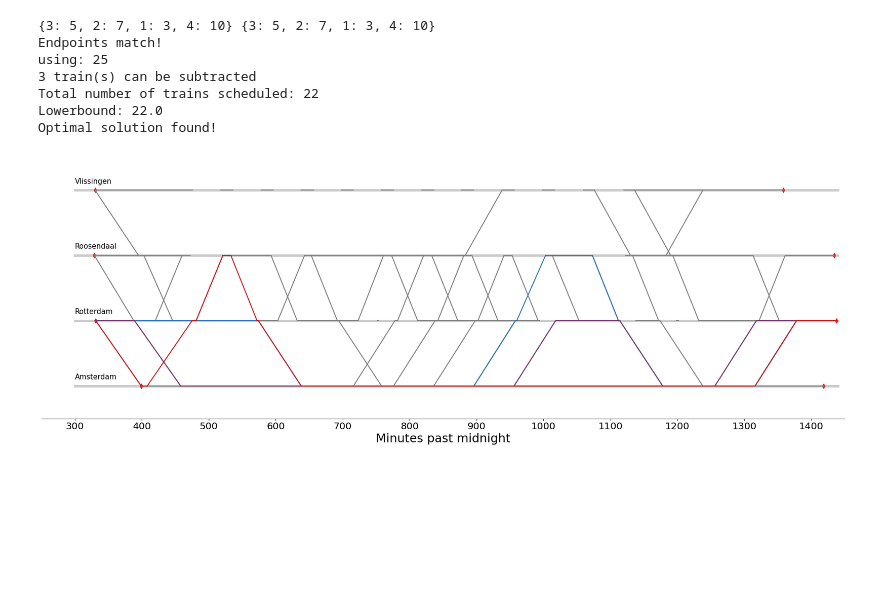
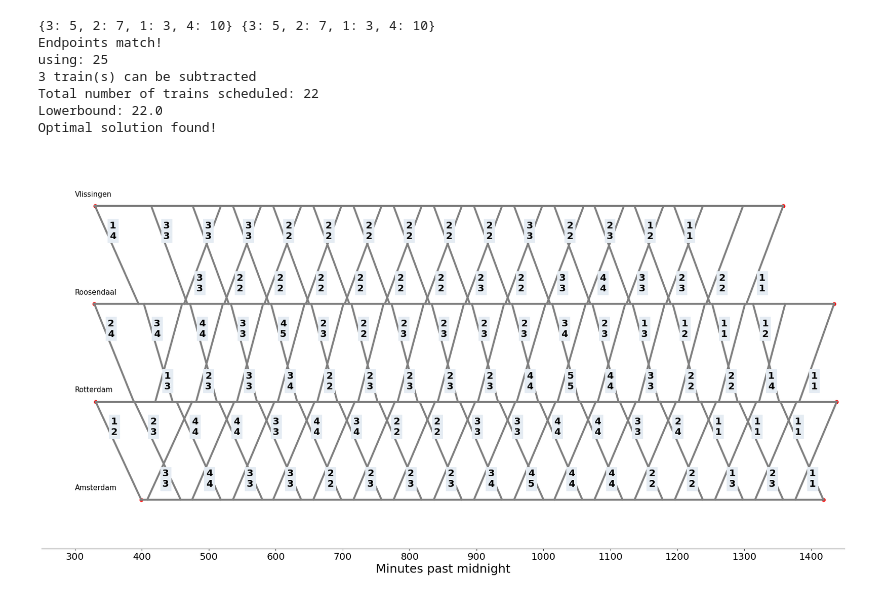
Before and after one commit to Sun-flowerSamurai/train-modelling, a Jupyter notebook: test.ipynb, the cells around one changed output. Cells and saved outputs as stored; diff of their text form; code cells hidden in the pictures; blank space fills up the shorter version.

Commit message:
added the graphs that are in the report

```diff
--- a/test.ipynb
+++ b/test.ipynb
@@ -1,5 +1,6 @@
 # %%
 import traintools
+import matplotlib.pyplot as plt
 import networkx as nx
 from trainconstants import *
 
@@ -24,7 +25,7 @@ G_ = nx.from_pandas_edgelist(
         edge_attr=['over_scheduled'],
         create_using=nx.DiGraph
         )
-all_trains2, number_of_trains2, starting_trains2, ending_trains2, G2 = traintools.find_over_scheduled(G_)
+all_trains2, number_of_trains2, starting_trains2, ending_trains2, G2 = traintools.find_over_scheduled(G_.copy())
 
 print(number_of_trains2, 'train(s) can be subtracted')
 print(f'Total number of trains scheduled: {number_of_trains - number_of_trains2}')
@@ -39,7 +40,13 @@ using: 25
 Total number of trains scheduled: 22
 Lowerbound: 22.0
 Optimal solution found!
-# %%
-traintools.highlight_paths(all_trains2, G2)
-# %% [output]
-[figure, removed]
+# %%
+
+for path in all_trains2:
+     for index, current_stop in enumerate(path[:-1]):
+            next_stop = path[index + 1]
+            G[current_stop][next_stop]['trains_scheduled'] -= 1
+traintools.highlight_paths([], G, compare=True)
+plt.savefig('images/result.pdf', bbox_inches='tight')
+# %% [output]
+[figure, added]
```
Also changed, not shown: parts of 4 cells of this notebook, 12 other files.
